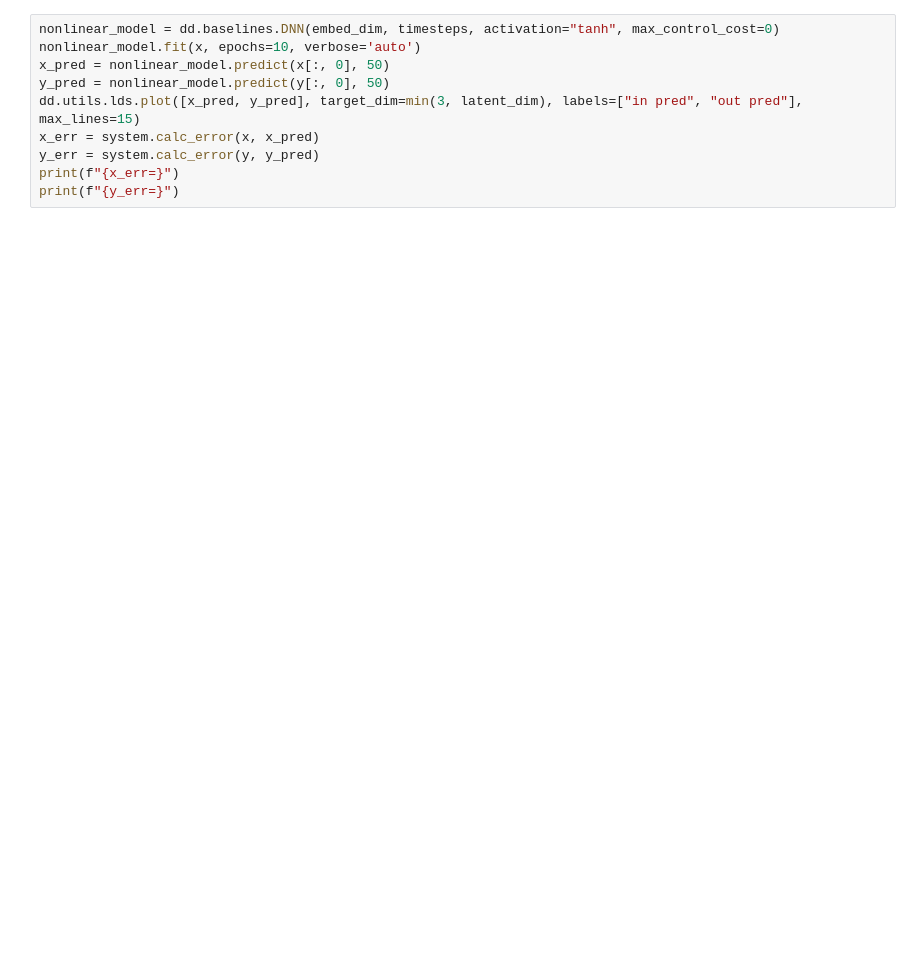
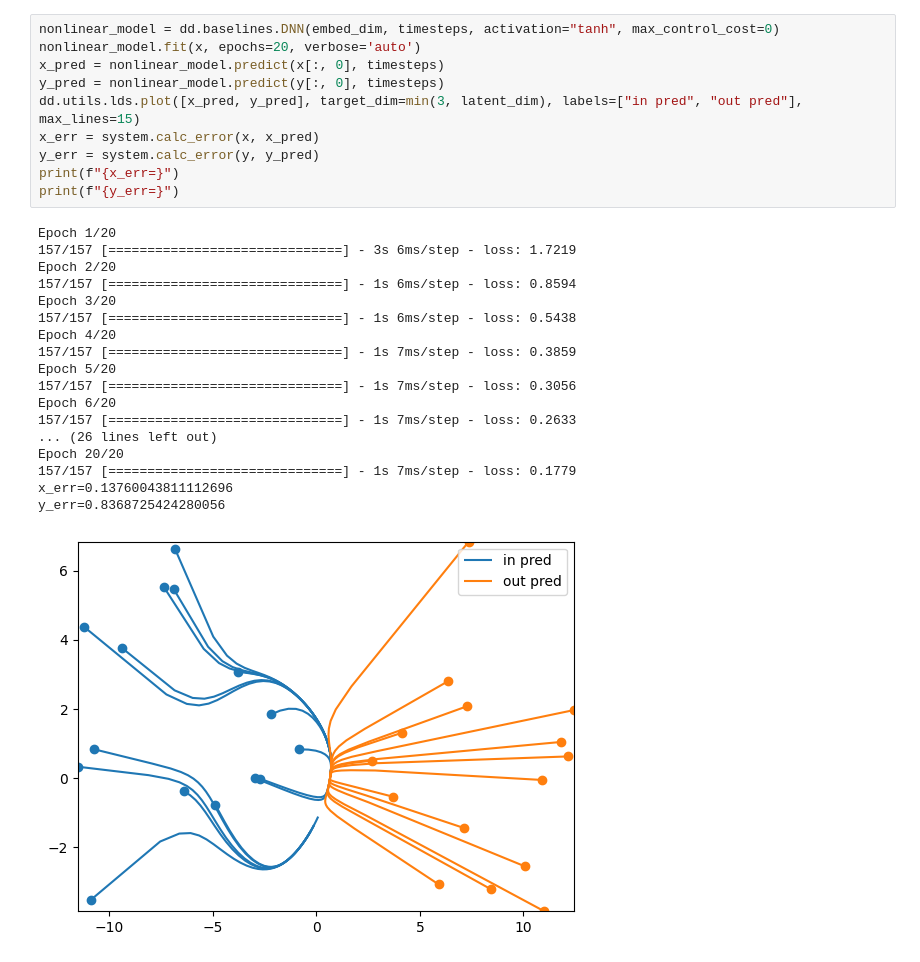
Before and after one commit to DynaDojo/dynadojo, a Jupyter notebook: demos/lds_demo.ipynb, the cells around one changed output. Drawn from its saved outputs; the diff is of its cells as text; blank space fills up the shorter version.

```diff
--- a/demos/lds_demo.ipynb
+++ b/demos/lds_demo.ipynb
@@ -56,10 +53,29 @@ KeyboardInterrupt
 # %%
 nonlinear_model = dd.baselines.DNN(embed_dim, timesteps, activation="tanh", max_control_cost=0)
-nonlinear_model.fit(x, epochs=10, verbose='auto')
-x_pred = nonlinear_model.predict(x[:, 0], 50)
-y_pred = nonlinear_model.predict(y[:, 0], 50)
+nonlinear_model.fit(x, epochs=20, verbose='auto')
+x_pred = nonlinear_model.predict(x[:, 0], timesteps)
+y_pred = nonlinear_model.predict(y[:, 0], timesteps)
 dd.utils.lds.plot([x_pred, y_pred], target_dim=min(3, latent_dim), labels=["in pred", "out pred"], max_lines=15)
 x_err = system.calc_error(x, x_pred)
 y_err = system.calc_error(y, y_pred)
 print(f"{x_err=}")
 print(f"{y_err=}")
+# %% [output]
+Epoch 1/20
+157/157 [==============================] - 3s 6ms/step - loss: 1.7219
+Epoch 2/20
+157/157 [==============================] - 1s 6ms/step - loss: 0.8594
+Epoch 3/20
+157/157 [==============================] - 1s 6ms/step - loss: 0.5438
+Epoch 4/20
+157/157 [==============================] - 1s 7ms/step - loss: 0.3859
+Epoch 5/20
+157/157 [==============================] - 1s 7ms/step - loss: 0.3056
+Epoch 6/20
+157/157 [==============================] - 1s 7ms/step - loss: 0.2633
+... (26 lines left out)
+Epoch 20/20
+157/157 [==============================] - 1s 7ms/step - loss: 0.1779
+x_err=0.13760043811112696
+y_err=0.8368725424280056
+[figure, added]
```
Also changed, not shown: parts of 4 cells of this notebook, 2 other files.
